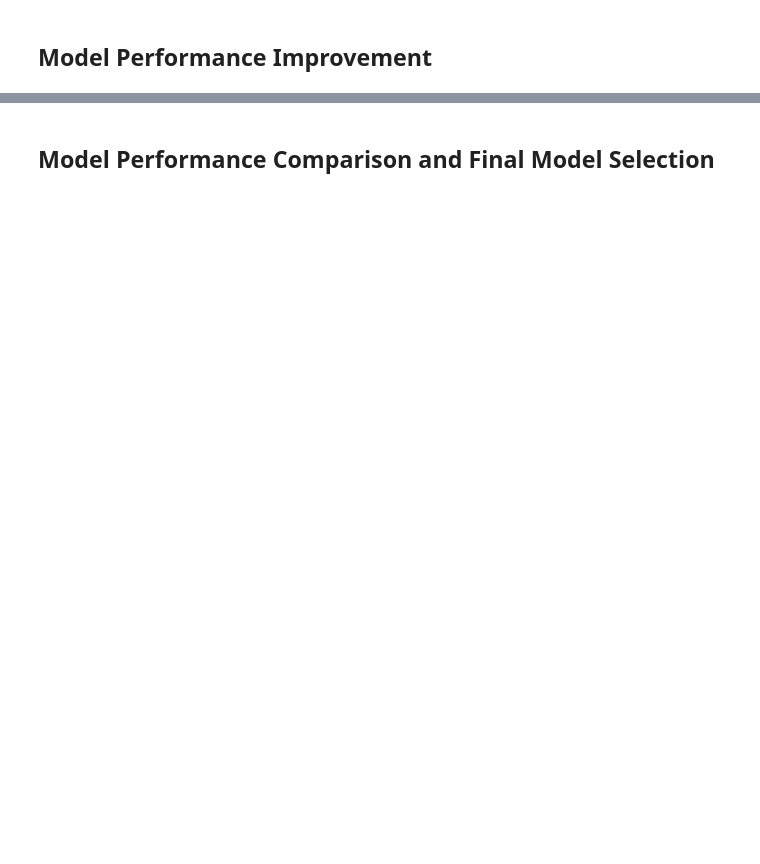
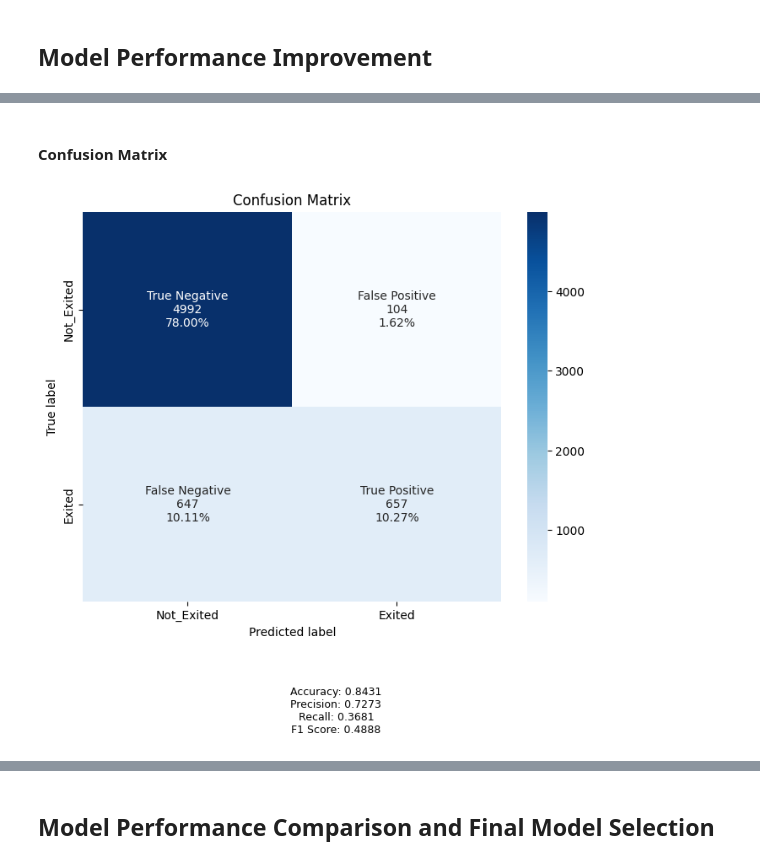
Before and after one commit to barkz/Bank-Churn-Prediction, a Jupyter notebook: RobBarker_NN_BankChurn_FC.ipynb, the cells around one changed output, grey strips where cells are left out. Cells and saved outputs as stored; diff of their text form; code cells hidden in the pictures; blank space fills up the shorter version.

```diff
--- a/RobBarker_NN_BankChurn_FC.ipynb
+++ b/RobBarker_NN_BankChurn_FC.ipynb
@@ -1260,0 +1337,5 @@ The neural network model with a sigmoid activation function performs well overal
+# %%
+#Predicting the results using 0.5 as the threshold
+y_train_pred = model_1.predict(X_train)
+y_train_pred = (y_train_pred > 0.5)
+y_train_pred
@@ -1260,0 +1397,9 @@ The neural network model with a sigmoid activation function performs well overal
+# %% [markdown]
+#### Confusion Matrix
+# %%
+cm_train_1 = confusion_matrix(y_train, y_train_pred)
+labels = ["True Negative", "False Positive", "False Negative", "True Positive"]
+categories = ["Not_Exited", "Exited"]
+make_confusion_matrix(cm_train_1, group_names=labels, categories=categories, cmap="Blues")
+# %% [output]
+[figure, added]
```
Also changed, not shown: parts of 116 cells of this notebook, 1 other file.
